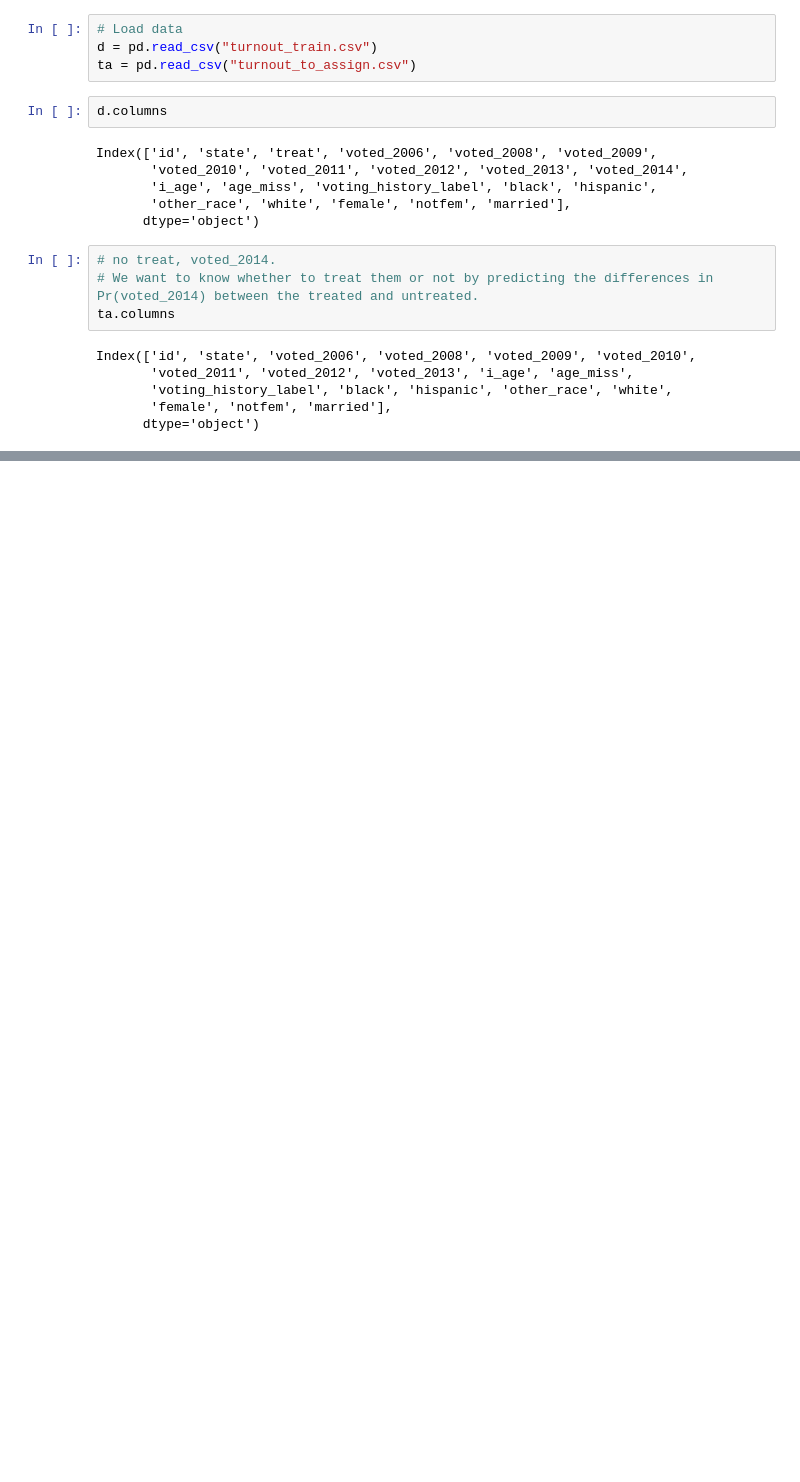
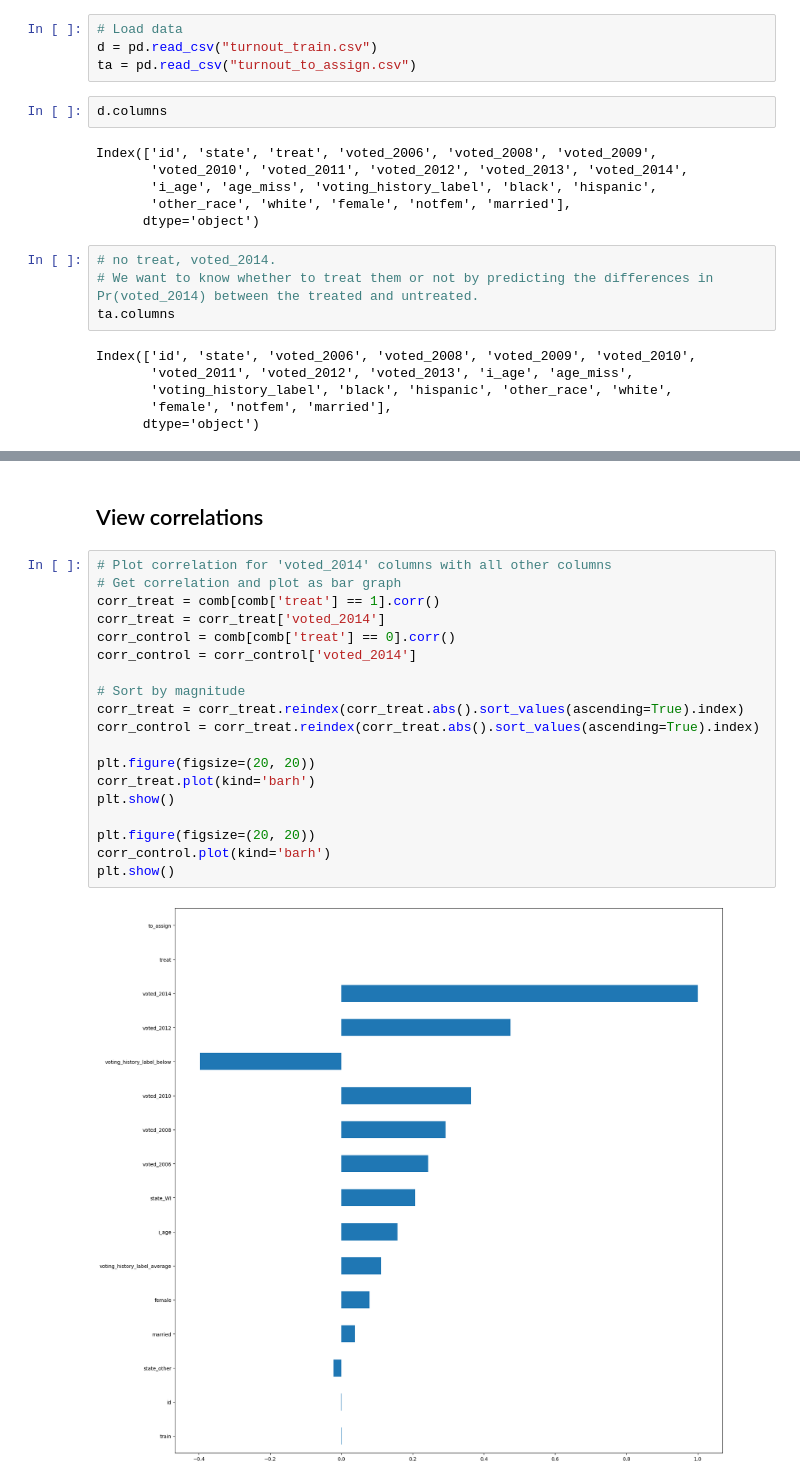
Before and after one commit to jasonjiajs/marketing-analytics-kaggle, a Jupyter notebook: assignment-3/model-jason.ipynb, the cells around one changed output, grey strips where cells are left out. Drawn from its saved outputs; the diff is of its cells as text; blank space fills up the shorter version.

```diff
--- a/assignment-3/model-jason.ipynb
+++ b/assignment-3/model-jason.ipynb
@@ -71,0 +120,23 @@ X_to_predict = X_to_predict.drop('treat', axis=1)
+# %% [markdown]
+## View correlations
+# %%
+# Plot correlation for 'voted_2014' columns with all other columns
+# Get correlation and plot as bar graph
+corr_treat = comb[comb['treat'] == 1].corr()
+corr_treat = corr_treat['voted_2014']
+corr_control = comb[comb['treat'] == 0].corr()
+corr_control = corr_control['voted_2014']
+
+# Sort by magnitude
+corr_treat = corr_treat.reindex(corr_treat.abs().sort_values(ascending=True).index)
+corr_control = corr_treat.reindex(corr_treat.abs().sort_values(ascending=True).index)
+
+plt.figure(figsize=(20, 20))
+corr_treat.plot(kind='barh')
+plt.show()
+
+plt.figure(figsize=(20, 20))
+corr_control.plot(kind='barh')
+plt.show()
+# %% [output]
+[figure, added]
```
Also changed, not shown: parts of 22 cells of this notebook, 7 other files.
